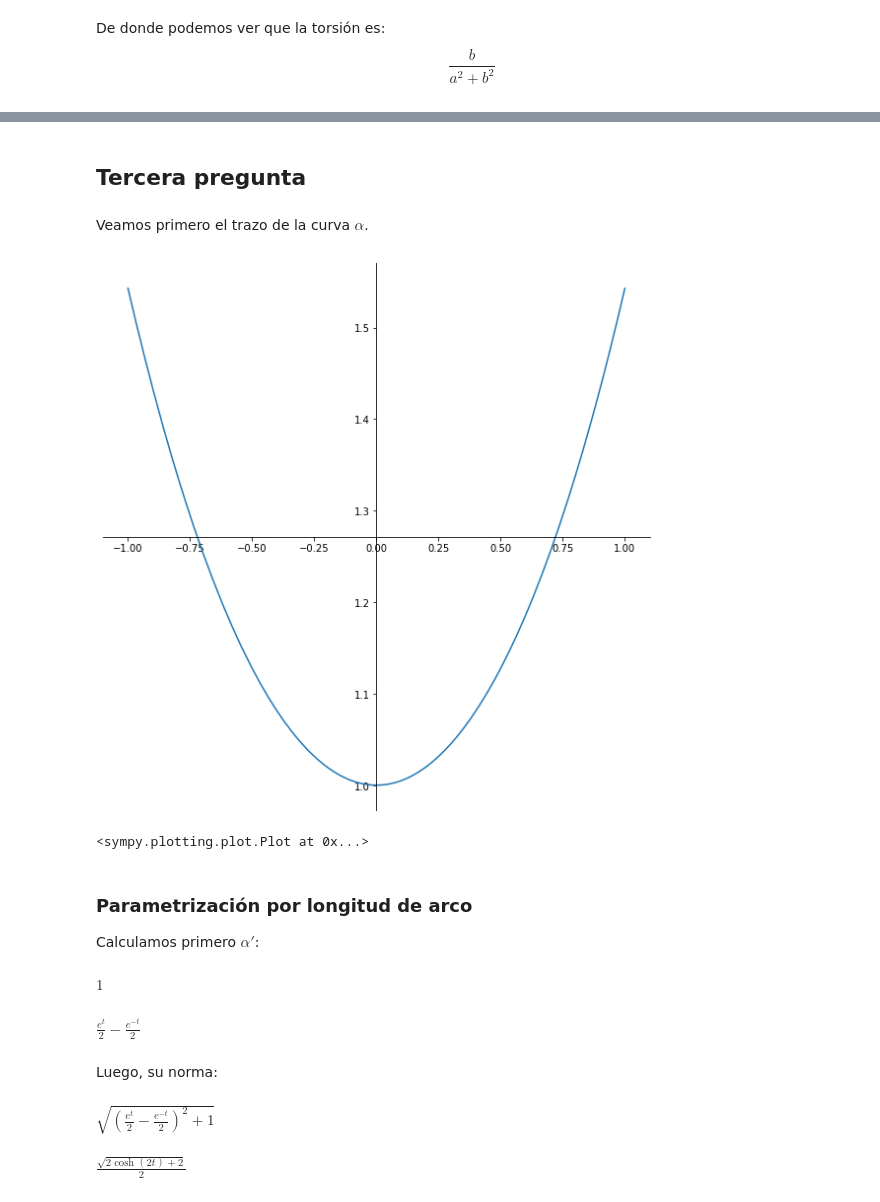
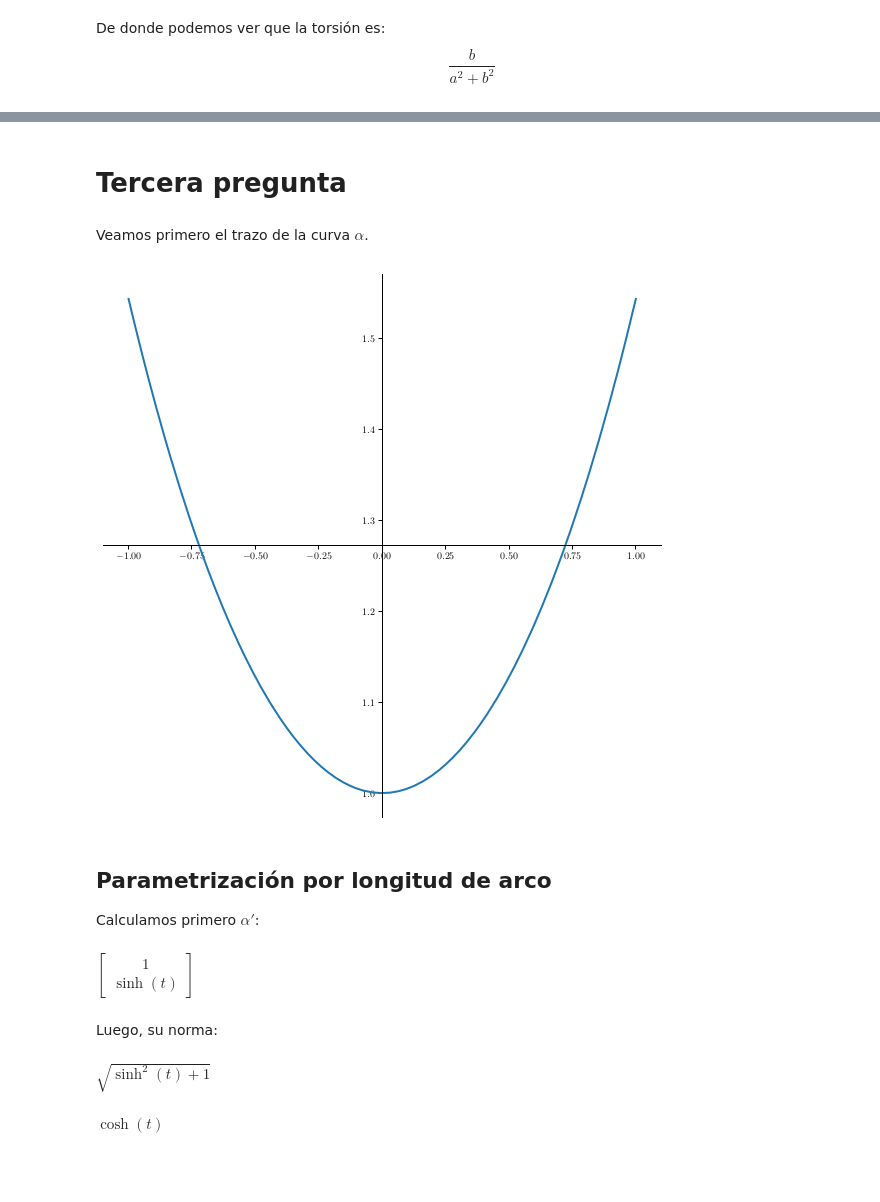
Before and after one commit to JLanzuisi/topologia-geometria-2, a Jupyter notebook: Tarea1/Tarea1.ipynb, the cells around one changed output, grey strips where cells are left out. Saved outputs shown, nothing was run; the diff lists cells and outputs as text; code cells hidden in the pictures; blank space fills up the shorter version.

```diff
--- a/Tarea1/Tarea1.ipynb
+++ b/Tarea1/Tarea1.ipynb
@@ -42,24 +35,31 @@ Ahora integrando respecto de $t$ en un intervalo cualquiera $(0,x)\in I$, obtene
 
 Basta con revisar que la norma de $\alpha'$ es $1$, pues en ese caso $s = L(t) = t-t_0$. Para los cálculos usaremos la librería sympy de python.
 # %%
-# Import required libraries
 from sympy import *
 from sympy.vector import *
 from sympy.plotting import *
-from matplotlib import *
+import matplotlib
+
+matplotlib.use("pgf")
+matplotlib.rcParams.update({
+    "pgf.texsystem": "pdflatex",
+    'font.family': 'serif',
+    'text.usetex': True,
+    'pgf.rcfonts': False,
+    'grid.alpha': 0.5,
+    'figure.autolayout': True,
+})
 # %% [markdown]
 Generemos unos gráficos para ver el trazo de $\alpha$. Primero (en negro) los valores $a = b = 1$, luego (en azul) los valores $a=1/2, b=1$ y por último (en rojo) $a = 1, b = 1/2$.
 
 *Nota:* en el código se usa $r$ en vez de $\alpha$ para hacer más sencilla la escritura.
 # %%
-r,a,b,s,x,y,z = symbols('r,a,b,s,x,y,z')
+r,a,b,s,x,y,z = symbols('r,a,b,s,x,y,z', real=True)
 
 # Subtitute c = sqrt(a^2+b^2) to make computations simpler
 x = a*cos(s/sqrt(a**2+b**2))
 y = a*sin(s/sqrt(a**2+b**2))
 z = b*s/sqrt(a**2+b**2)
-
-rcParams['figure.figsize'] = 10, 10
 
 p = plot3d_parametric_line(
     (
@@ -81,11 +81,11 @@ p = plot3d_parametric_line(
         (s,0,8*pi),
     ),
     show=False,
-    title='Grafico de tres espirales',
+    label='Grafico de tres espirales',
 )
 
 p[0].line_color='black'
 p[1].line_color='blue'
 p[2].line_color='red'
-p.show()
+p.save('Tarea1_files/Tarea1_5_0.pdf')
 # %% [output]
@@ -193,40 +193,44 @@ $\displaystyle \left[\begin{matrix}- \frac{a \cos{\left(\frac{s}{\sqrt{a^{2} + b
 # %% [markdown]
-## Tercera pregunta
+# Tercera pregunta
 # %% [markdown]
 Veamos primero el trazo de la curva $\alpha$.
 # %%
-t = symbols('t')
+matplotlib.rcParams.update({
+    'lines.linewidth': 2,
+})
+
+t = symbols('t', real=True)
 
 x = t
-y = (exp(t)+exp(-t))/2
+y = cosh(t)
 
-rcParams['figure.figsize'] = 8, 8
+p2 = plot_parametric(
+    (x, y, (t, -1, 1)),
+    label='Catenaria',
+    show=False,
+)
 
-plot_parametric(
-    (x, y, (t, -1, 1)),
-)
+p2.save('Tarea1_files/Tarea1_33_0.pdf')
 # %% [output]
-[figure, old version]
+[figure, new version]
-<sympy.plotting.plot.Plot at 0x...>
 # %% [markdown]
-### Parametrización por longitud de arco
+## Parametrización por longitud de arco
 
 Calculamos primero $\alpha'$:
 # %%
-dxdt = diff(x,t)
-dydt = diff(y,t)
-display(dxds,dyds)
+r = Matrix([x,y])
+d_r_dt = diff(r,t)
+d_r_dt
 # %% [output]
-$\displaystyle 1$
+$\displaystyle \left[\begin{matrix}1\\\sinh{\left(t \right)}\end{matrix}\right]$
-$\displaystyle \frac{e^{t}}{2} - \frac{e^{- t}}{2}$
 # %% [markdown]
 Luego, su norma:
 # %%
-normdrdt = sqrt(dxdt**2 + dydt**2)
-normdrdt
+norm_d_r_dt = sqrt(d_r_dt.dot(d_r_dt))
+norm_d_r_dt
 # %% [output]
-$\displaystyle \sqrt{\left(\frac{e^{t}}{2} - \frac{e^{- t}}{2}\right)^{2} + 1}$
+$\displaystyle \sqrt{\sinh^{2}{\left(t \right)} + 1}$
 # %%
-simplify(normdrdt)
+simplify(norm_d_r_dt)
 # %% [output]
-$\displaystyle \frac{\sqrt{2 \cosh{\left(2 t \right)} + 2}}{2}$
+$\displaystyle \cosh{\left(t \right)}$
```
Also changed, not shown: parts of 32 cells of this notebook, 43 other files.
